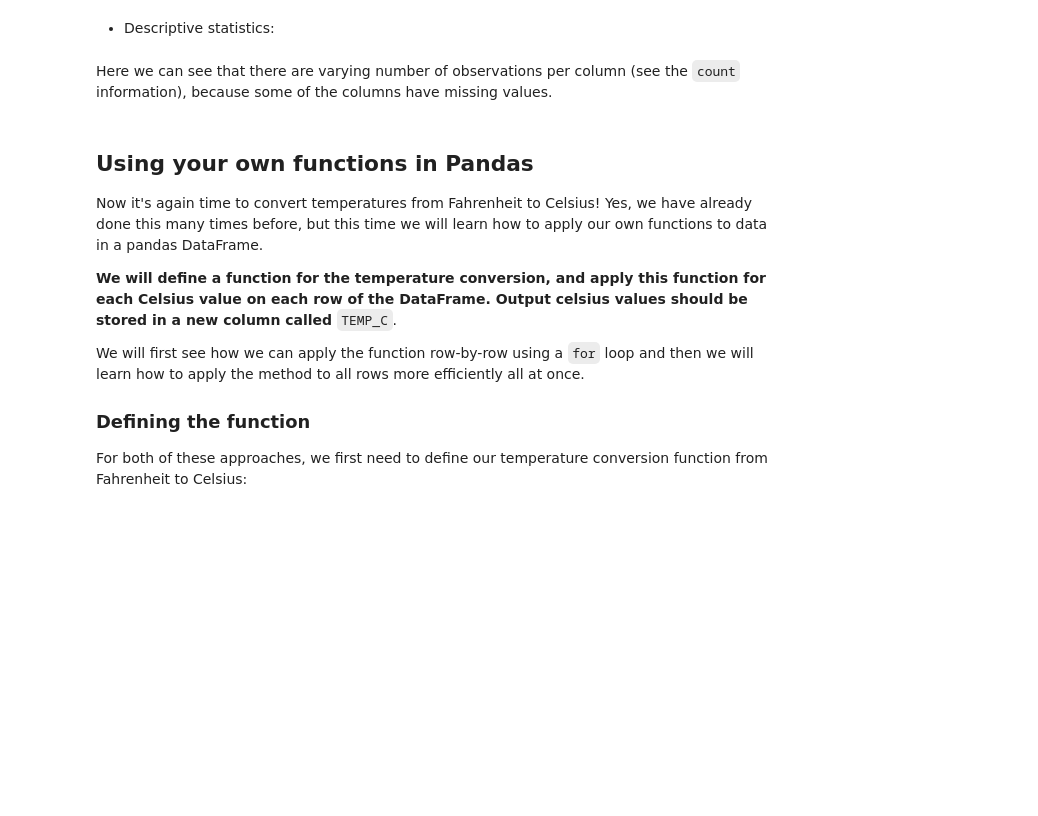
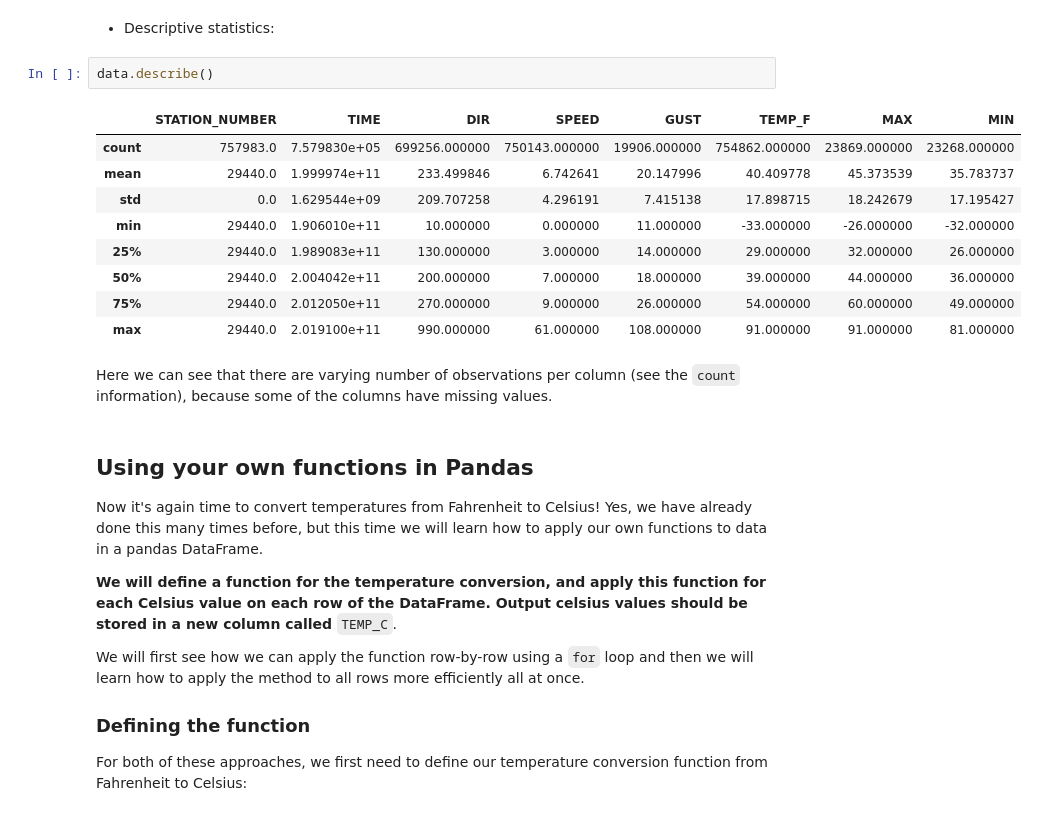
Before and after one commit to tomtom776/notebooks, a Jupyter notebook: L6/advanced-data-processing-with-pandas.ipynb, the cells around one changed output. Cells and saved outputs as stored; diff of their text form; blank space fills up the shorter version.

```diff
--- a/L6/advanced-data-processing-with-pandas.ipynb
+++ b/L6/advanced-data-processing-with-pandas.ipynb
@@ -371,5 +390,17 @@ data.tail()
 # %% [markdown]
 - Descriptive statistics:
+# %%
+data.describe()
+# %% [output]
+|  | STATION_NUMBER | TIME | DIR | SPEED | GUST | TEMP_F | MAX | MIN |
+| count | 757983.0 | 7.579830e+05 | 699256.000000 | 750143.000000 | 19906.000000 | 754862.000000 | 23869.000000 | 23268.000000 |
+| mean | 29440.0 | 1.999974e+11 | 233.499846 | 6.742641 | 20.147996 | 40.409778 | 45.373539 | 35.783737 |
+| std | 0.0 | 1.629544e+09 | 209.707258 | 4.296191 | 7.415138 | 17.898715 | 18.242679 | 17.195427 |
+| min | 29440.0 | 1.906010e+11 | 10.000000 | 0.000000 | 11.000000 | -33.000000 | -26.000000 | -32.000000 |
+| 25% | 29440.0 | 1.989083e+11 | 130.000000 | 3.000000 | 14.000000 | 29.000000 | 32.000000 | 26.000000 |
+| 50% | 29440.0 | 2.004042e+11 | 200.000000 | 7.000000 | 18.000000 | 39.000000 | 44.000000 | 36.000000 |
+| 75% | 29440.0 | 2.012050e+11 | 270.000000 | 9.000000 | 26.000000 | 54.000000 | 60.000000 | 49.000000 |
+| max | 29440.0 | 2.019100e+11 | 990.000000 | 61.000000 | 108.000000 | 91.000000 | 91.000000 | 81.000000 |
 # %% [markdown]
 Here we can see that there are varying number of observations per column (see the `count` information), because some of the columns have missing values.
 # %% [markdown]
```
Also changed, not shown: parts of 48 cells of this notebook.
